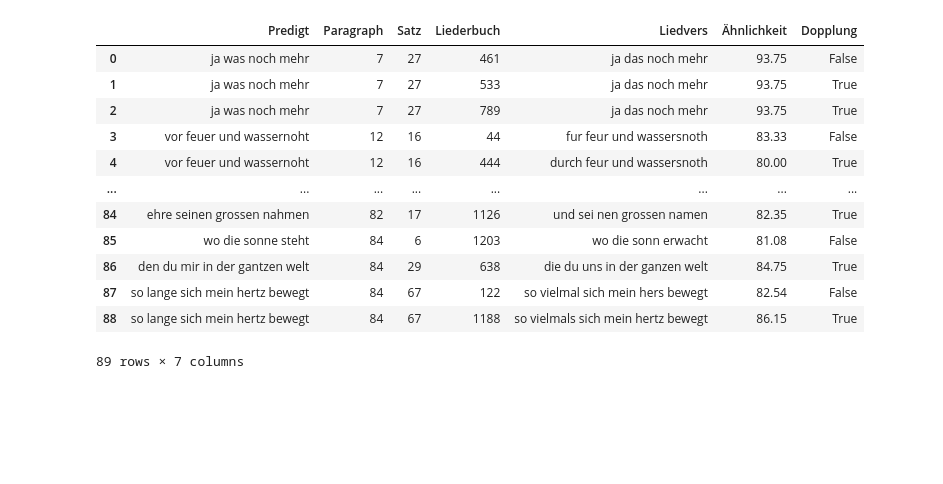
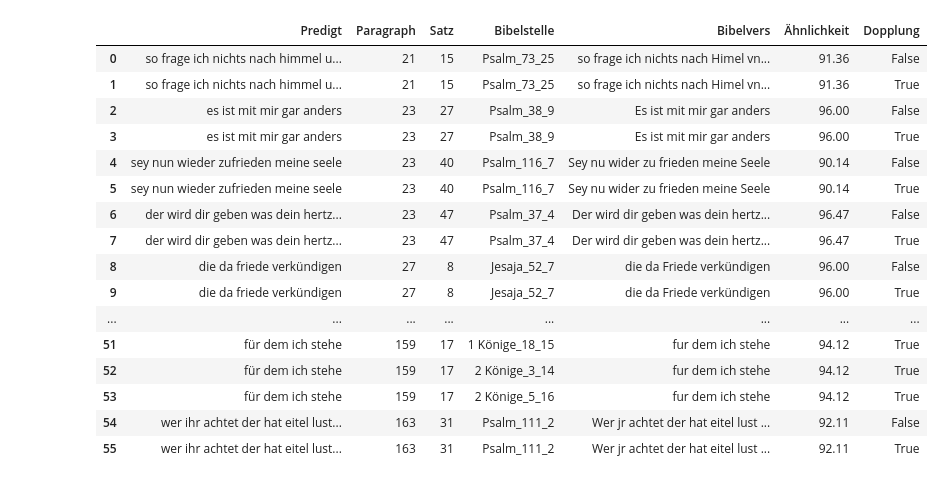
Before and after one commit to umj95/orgelpredigt_analyse, a Jupyter notebook: similarity_searches/similarity_predictions.ipynb, the cells around one changed output. Cells and saved outputs as stored; diff of their text form; code cells hidden in the pictures; blank space fills up the shorter version.

```diff
--- a/similarity_searches/similarity_predictions.ipynb
+++ b/similarity_searches/similarity_predictions.ipynb
@@ -13,7 +13,7 @@ from numpyencoder import NumpyEncoder
 from pathlib import Path
 
 # root directory path
-ROOT = Path(__file__).resolve().parents[2]
+ROOT = Path(os.getcwd()).resolve().parents[0]
 # %%
 date = datetime.datetime.now().strftime("%y-%m-%d_%H:%M")
 date
@@ -34,16 +37,14 @@ Sollen Bibelstellen (1) oder Liedzitate (2) gesucht werden?
 # %%
-if task == "lieder":
-    print("Sollen Predigten mit den meisten (1), oder den längsten (2) Liedzitaten analysiert werden?")
-    response = None
-    while response not in ["1", "2"]:
-        response = input("Bitte Nummer eingeben")
+print("Sollen Predigten mit den meisten (1), oder den längsten (2) Liedzitaten analysiert werden?")
+response = None
+while response not in ["1", "2"]:
+    response = input("Bitte Nummer eingeben")
 
-    if response == "2":
-        corpus = "longest"
-    else:
-        corpus = "most"
+if response == "2":
+    corpus = "longest"
 else:
     corpus = "most"
 
+
 with open(ROOT / f"sermons_with_{corpus}_music.json", "r") as f:
     testsermons = json.load(f)
@@ -258,19 +241,23 @@ with open(ROOT / f'similarity_tables/sim-search_{corpus}_{fuzziness}_{date}.json
     json.dump(similarity_table, f, ensure_ascii=False)
 # %%
-buffer = io.StringIO(similarity_table['results'][1][2])
+buffer = io.StringIO(similarity_table['results'][0][2])
 df2 = pd.read_csv(buffer)
 df2
 # %% [output]
-|  | Predigt | Paragraph | Satz | Liederbuch | Liedvers | Ähnlichkeit | Dopplung |
-| 0 | ja was noch mehr | 7 | 27 | 461 | ja das noch mehr | 93.75 | False |
-| 1 | ja was noch mehr | 7 | 27 | 533 | ja das noch mehr | 93.75 | True |
-| 2 | ja was noch mehr | 7 | 27 | 789 | ja das noch mehr | 93.75 | True |
-| 3 | vor feuer und wassernoht | 12 | 16 | 44 | fur feur und wassersnoth | 83.33 | False |
-| 4 | vor feuer und wassernoht | 12 | 16 | 444 | durch feur und wassersnoth | 80.00 | True |
+|  | Predigt | Paragraph | Satz | Bibelstelle | Bibelvers | Ähnlichkeit | Dopplung |
+| 0 | so frage ich nichts nach himmel u... | 21 | 15 | Psalm_73_25 | so frage ich nichts nach Himel vn... | 91.36 | False |
+| 1 | so frage ich nichts nach himmel u... | 21 | 15 | Psalm_73_25 | so frage ich nichts nach Himel vn... | 91.36 | True |
+| 2 | es ist mit mir gar anders | 23 | 27 | Psalm_38_9 | Es ist mit mir gar anders | 96.00 | False |
+| 3 | es ist mit mir gar anders | 23 | 27 | Psalm_38_9 | Es ist mit mir gar anders | 96.00 | True |
+| 4 | sey nun wieder zufrieden meine seele | 23 | 40 | Psalm_116_7 | Sey nu wider zu frieden meine Seele | 90.14 | False |
+| 5 | sey nun wieder zufrieden meine seele | 23 | 40 | Psalm_116_7 | Sey nu wider zu frieden meine Seele | 90.14 | True |
+| 6 | der wird dir geben was dein hertz... | 23 | 47 | Psalm_37_4 | Der wird dir geben was dein hertz... | 96.47 | False |
+| 7 | der wird dir geben was dein hertz... | 23 | 47 | Psalm_37_4 | Der wird dir geben was dein hertz... | 96.47 | True |
+| 8 | die da friede verkündigen | 27 | 8 | Jesaja_52_7 | die da Friede verkündigen | 96.00 | False |
+| 9 | die da friede verkündigen | 27 | 8 | Jesaja_52_7 | die da Friede verkündigen | 96.00 | True |
 | ... | ... | ... | ... | ... | ... | ... | ... |
-| 84 | ehre seinen grossen nahmen | 82 | 17 | 1126 | und sei nen grossen namen | 82.35 | True |
-| 85 | wo die sonne steht | 84 | 6 | 1203 | wo die sonn erwacht | 81.08 | False |
-| 86 | den du mir in der gantzen welt | 84 | 29 | 638 | die du uns in der ganzen welt | 84.75 | True |
-| 87 | so lange sich mein hertz bewegt | 84 | 67 | 122 | so vielmal sich mein hers bewegt | 82.54 | False |
-| 88 | so lange sich mein hertz bewegt | 84 | 67 | 1188 | so vielmals sich mein hertz bewegt | 86.15 | True |
+| 51 | für dem ich stehe | 159 | 17 | 1 Könige_18_15 | fur dem ich stehe | 94.12 | True |
+| 52 | für dem ich stehe | 159 | 17 | 2 Könige_3_14 | fur dem ich stehe | 94.12 | True |
+| 53 | für dem ich stehe | 159 | 17 | 2 Könige_5_16 | fur dem ich stehe | 94.12 | True |
+| 54 | wer ihr achtet der hat eitel lust... | 163 | 31 | Psalm_111_2 | Wer jr achtet der hat eitel lust ... | 92.11 | False |
+| 55 | wer ihr achtet der hat eitel lust... | 163 | 31 | Psalm_111_2 | Wer jr achtet der hat eitel lust ... | 92.11 | True |
-89 rows × 7 columns
```
Also changed, not shown: parts of 9 cells of this notebook.
